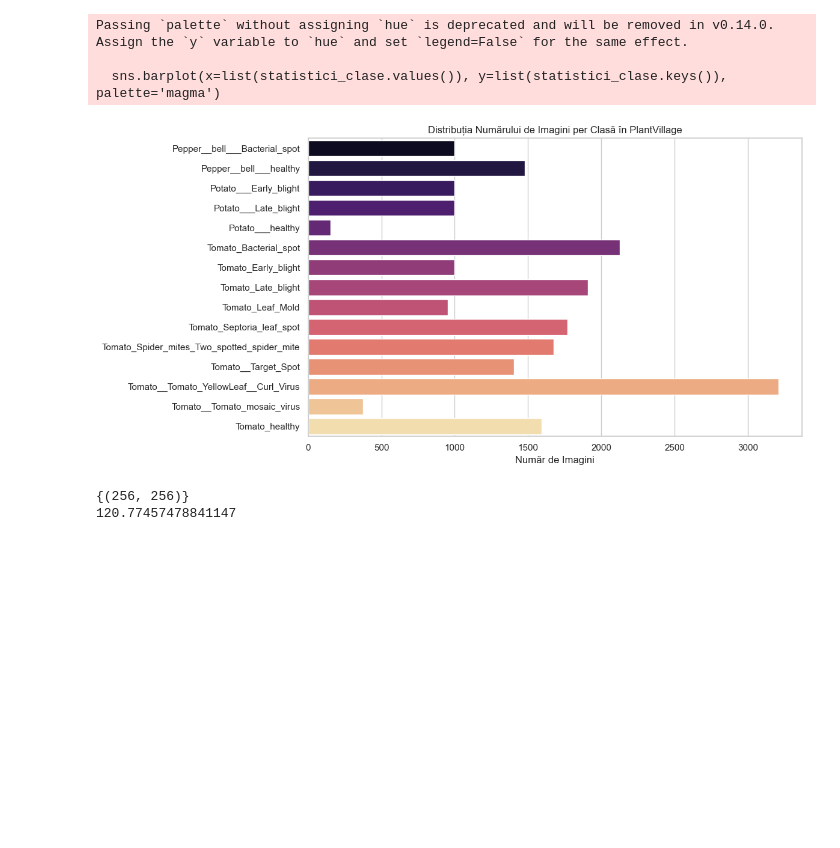
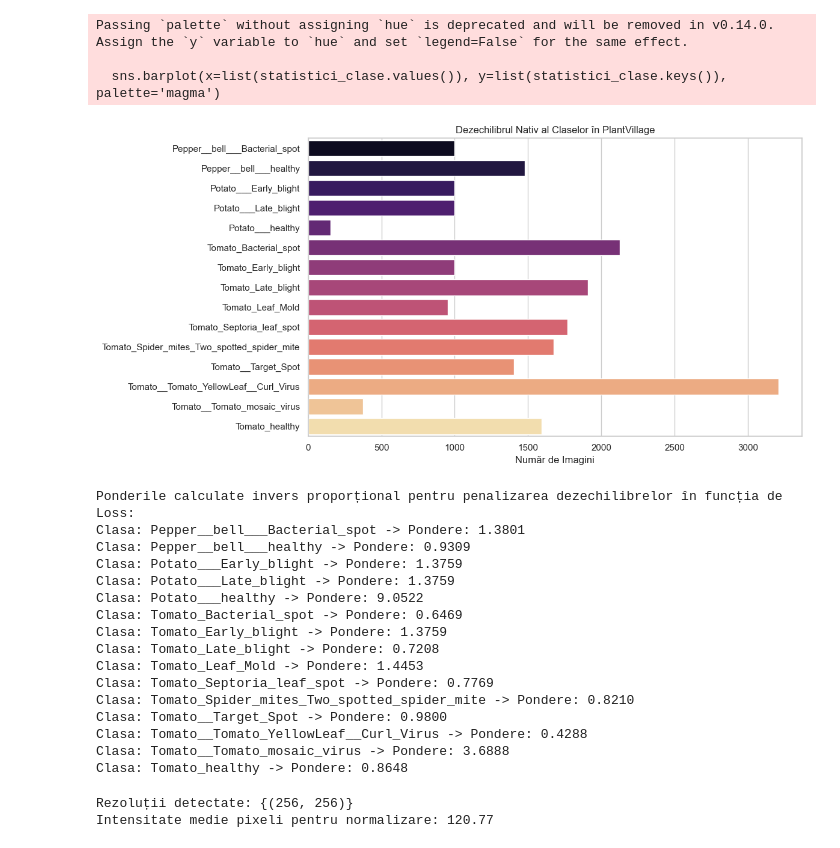
Before and after one commit to MrWeeb0/AgriGuard-AI, a Jupyter notebook: notebooks/02_eda_vision_data.ipynb, the cells around one changed output. Cells and saved outputs as stored; diff of their text form; code cells hidden in the pictures; blank space fills up the shorter version.

```diff
--- a/notebooks/02_eda_vision_data.ipynb
+++ b/notebooks/02_eda_vision_data.ipynb
@@ -10,24 +10,46 @@ sns.set_theme(style="whitegrid")
 # %%
 cale_foldere = "../data/raw/plantvillage/"
 clase = sorted(os.listdir(cale_foldere))
 
 statistici_clase = {}
 for c in clase:
     cale_clasa = os.path.join(cale_foldere, c)
     if os.path.isdir(cale_clasa):
         statistici_clase[c] = len(os.listdir(cale_clasa))
 
 plt.figure(figsize=(12, 6))
 sns.barplot(x=list(statistici_clase.values()), y=list(statistici_clase.keys()), palette='magma')
-plt.title('Distribuția Numărului de Imagini per Clasă în PlantVillage')
+plt.title('Dezechilibrul Nativ al Claselor în PlantVillage')
 plt.xlabel('Număr de Imagini')
 plt.tight_layout()
 plt.show()
+
+total_imagini = sum(statistici_clase.values())
+ponderi_clase = {c: total_imagini / (len(statistici_clase) * count) for c, count in statistici_clase.items()}
+print("Ponderile calculate invers proporțional pentru penalizarea dezechilibrelor în funcția de Loss:")
+for k, v in ponderi_clase.items():
+    print(f"Clasa: {k} -> Pondere: {v:.4f}")
 # %% [output]
 Passing `palette` without assigning `hue` is deprecated and will be removed in v0.14.0. Assign the `y` variable to `hue` and set `legend=False` for the same effect.
 
   sns.barplot(x=list(statistici_clase.values()), y=list(statistici_clase.keys()), palette='magma')
-[figure, old version]
+[figure, new version]
+Ponderile calculate invers proporțional pentru penalizarea dezechilibrelor în funcția de Loss:
+Clasa: Pepper__bell___Bacterial_spot -> Pondere: 1.3801
+Clasa: Pepper__bell___healthy -> Pondere: 0.9309
+Clasa: Potato___Early_blight -> Pondere: 1.3759
+Clasa: Potato___Late_blight -> Pondere: 1.3759
+Clasa: Potato___healthy -> Pondere: 9.0522
+Clasa: Tomato_Bacterial_spot -> Pondere: 0.6469
+Clasa: Tomato_Early_blight -> Pondere: 1.3759
+Clasa: Tomato_Late_blight -> Pondere: 0.7208
+Clasa: Tomato_Leaf_Mold -> Pondere: 1.4453
+Clasa: Tomato_Septoria_leaf_spot -> Pondere: 0.7769
+Clasa: Tomato_Spider_mites_Two_spotted_spider_mite -> Pondere: 0.8210
+Clasa: Tomato__Target_Spot -> Pondere: 0.9800
+Clasa: Tomato__Tomato_YellowLeaf__Curl_Virus -> Pondere: 0.4288
+Clasa: Tomato__Tomato_mosaic_virus -> Pondere: 3.6888
+Clasa: Tomato_healthy -> Pondere: 0.8648
 # %%
 dimensiuni = []
 intensitati_medii = []
@@ -41,11 +63,11 @@ for c in clase[:3]:
                 dimensiuni.append(img.size)
                 intensitati_medii.append(np.mean(np.array(img)))
 
-print(set(dimensiuni))
-print(np.mean(intensitati_medii))
+print(f"Rezoluții detectate: {set(dimensiuni)}")
+print(f"Intensitate medie pixeli pentru normalizare: {np.mean(intensitati_medii):.2f}")
 # %% [output]
-{(256, 256)}
-120.77457478841147
+Rezoluții detectate: {(256, 256)}
+Intensitate medie pixeli pentru normalizare: 120.77
 # %%
 transform_vizualizare = transforms.Compose([
     transforms.Resize((224, 224)),
```
Also changed, not shown: parts of 1 cell of this notebook, 8 other files.
